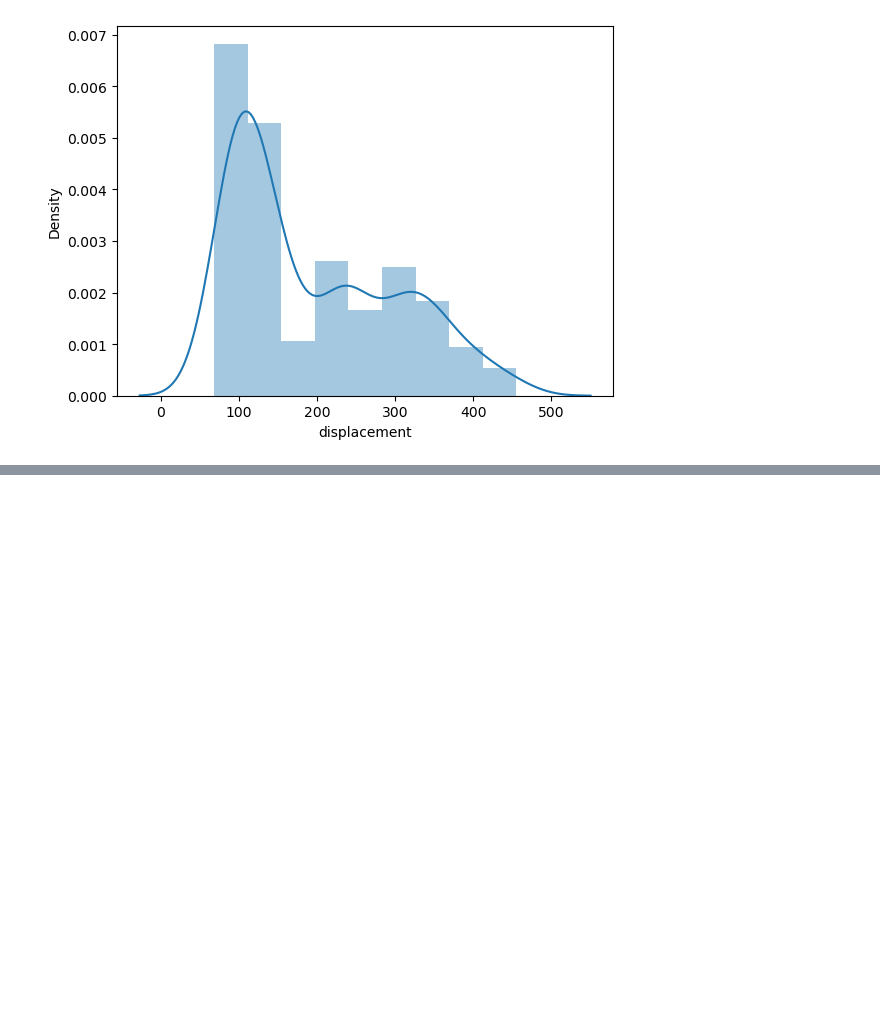
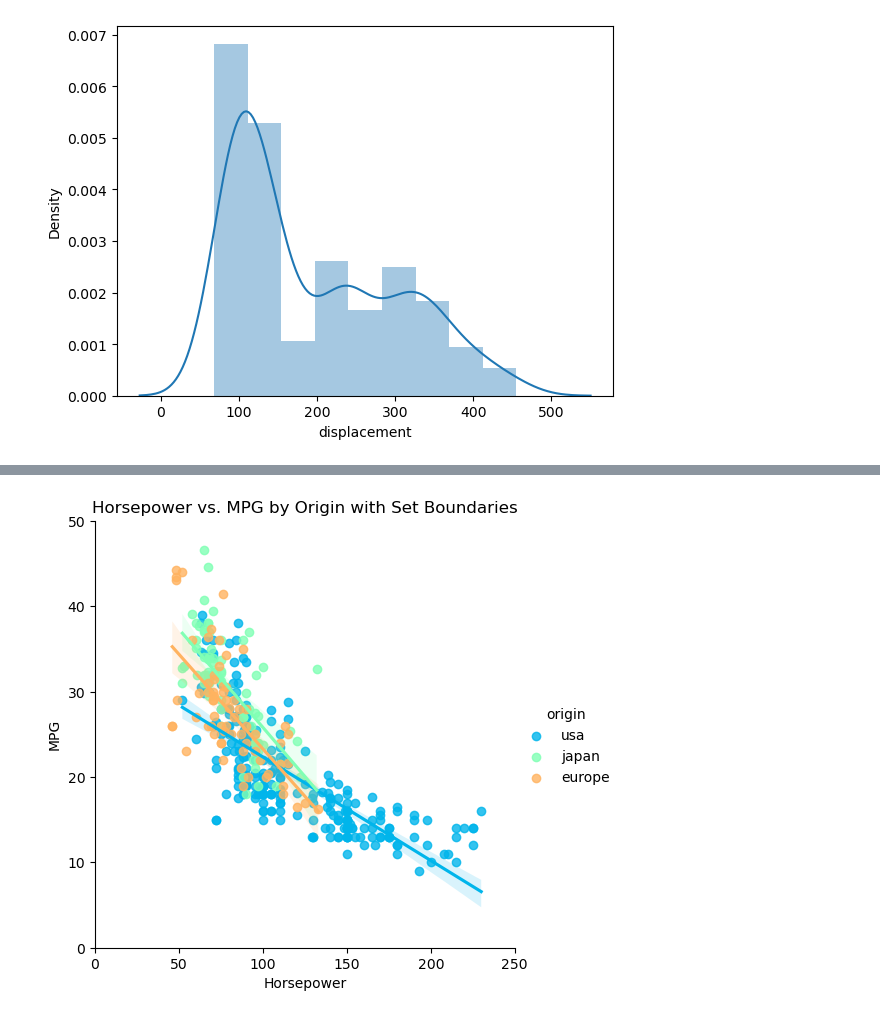
Before and after one commit to AtRealMasterLuke/MPG-Dataset-Analysis, a Jupyter notebook: Seaborn mpg.ipynb, the cells around one changed output, grey strips where cells are left out. Cells and saved outputs as stored; diff of their text form; code cells hidden in the pictures; blank space fills up the shorter version.

```diff
--- a/Seaborn mpg.ipynb
+++ b/Seaborn mpg.ipynb
@@ -341,0 +385,10 @@ plt.show()
+# %%
+#Let's define the boundaries of the axes
+graph = sns.lmplot(x="horsepower", y="mpg", hue="origin", data=df, palette="rainbow")
+graph.set(xlim=(0, 250), ylim=(0, 50))
+plt.title('Horsepower vs. MPG by Origin with Set Boundaries')
+plt.xlabel('Horsepower')
+plt.ylabel('MPG')
+plt.show()
+# %% [output]
+[figure, added]
```
Also changed, not shown: parts of 20 cells of this notebook.
